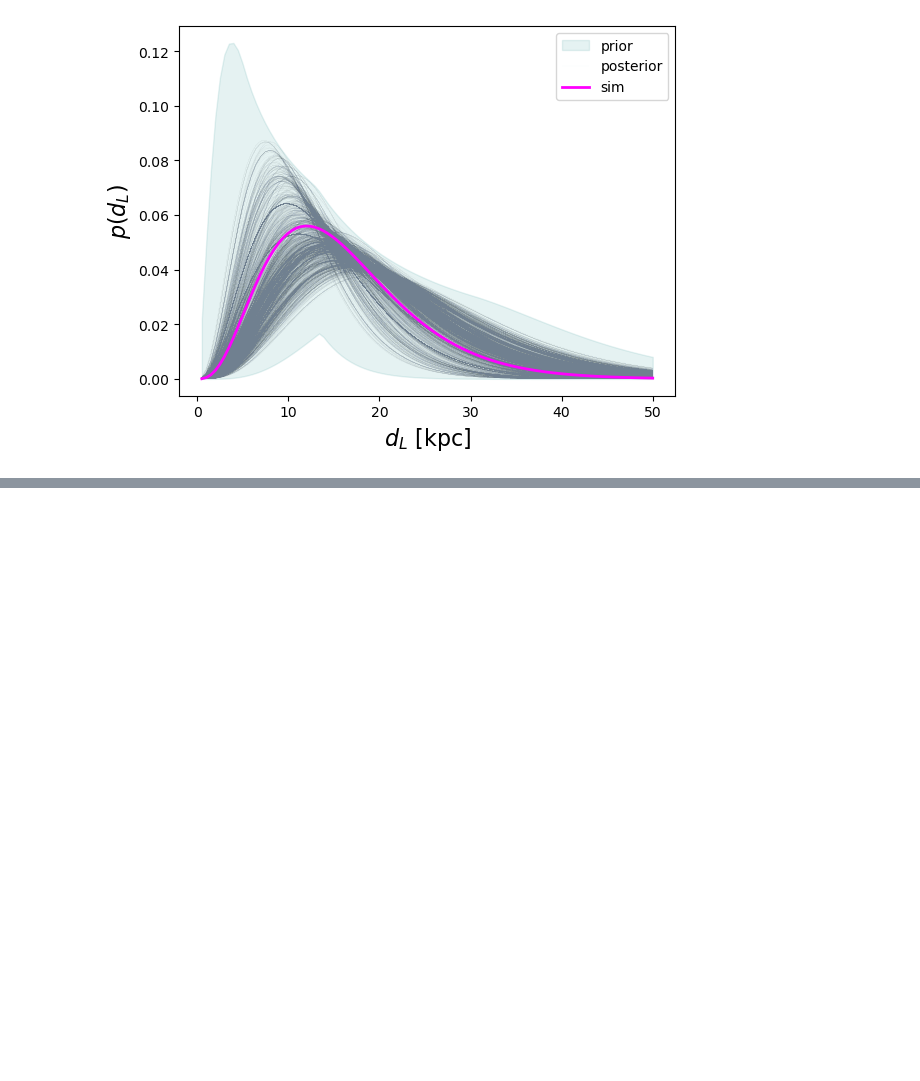
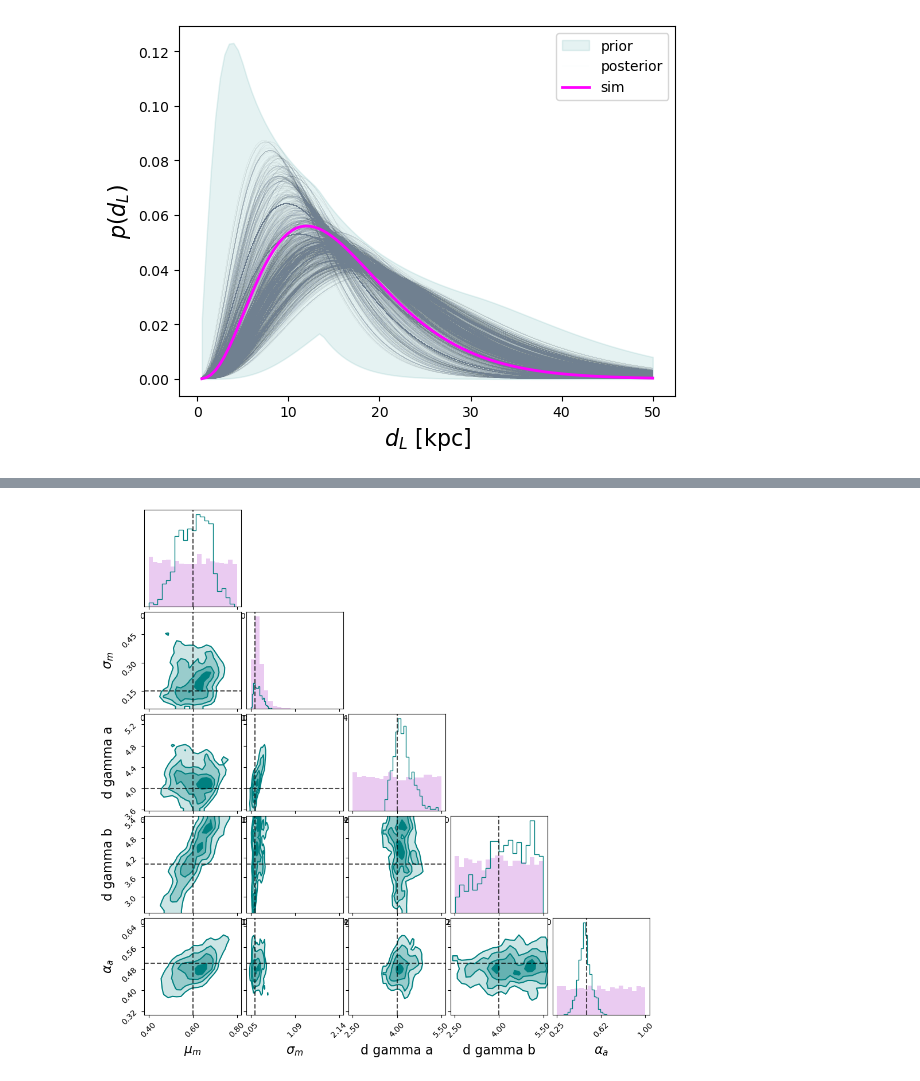
Before and after one commit to criswellalexander/pelargir-gb, a Jupyter notebook: prototype-notebooks/Toy-model-for-toy-model.ipynb, the cells around one changed output, grey strips where cells are left out. Saved outputs shown, nothing was run; the diff lists cells and outputs as text; code cells hidden in the pictures; blank space fills up the shorter version.

```diff
--- a/prototype-notebooks/Toy-model-for-toy-model.ipynb
+++ b/prototype-notebooks/Toy-model-for-toy-model.ipynb
@@ -1702,0 +1771,7 @@ plt.show()
+# %%
+## broadening the priors, and switching the hyperprior for mu_m to uniform instead of normal
+ref_hyperprior_dict = {0:{'dist':st.uniform(loc=0.4,scale=0.4),'range':np.linspace(0.4,0.8,100)},
+                       1:{'dist':st.invgamma(5),'range':np.linspace(0.001,0.8,100)},
+                       2:{'dist':st.uniform(loc=2.5,scale=3),'range':np.linspace(2.5,5.5,100)},
+                       3:{'dist':st.uniform(loc=2.5,scale=3),'range':np.linspace(2.5,5.5,100)},
+                       4:{'dist':st.uniform(0.25,0.75),'range':np.linspace(0.25,0.75,100)}}
@@ -1702,0 +1790,24 @@ plt.show()
+# %%
+Nbins = 20
+plt.rcParams.update({'axes.labelsize':16})
+fig = plt.figure(figsize=(10,10))
+corner(trimmed_samples, bins=Nbins,
+                      plot_datapoints=False, plot_density=True, fill_contours=True, smooth=0.75,
+                       show_titles=False, fig=fig, color='teal',labels=[r'$\mu_m$',r'$\sigma_m$',r'd gamma a',r'd gamma b',r'$\alpha_a$'],density=True)#, labelpad=0.1)
+overplot_lines(fig, truths, ls='--', c='k', alpha=0.7)
+axes = np.array(fig.axes).reshape((ndim, ndim))
+for ii in range(ndim):
+    ax = axes[ii,ii]
+    prior_samps = ref_hyperprior_dict[ii]['dist'].rvs(4200)
+    ax.hist(prior_samps,color='mediumorchid',bins=Nbins,alpha=0.3)
+    ax.axis('auto')
+    for ax2 in axes[ii:,ii]:
+        ax2.sharex(ax)
+    ax3 = axes[ndim-1,ii]
+    ticks = [np.min(prior_samps),(np.max(prior_samps) + np.min(prior_samps))/2,np.max(prior_samps)]
+    labels = ["{:0.2f}".format(tick) for tick in ticks]
+    ax3.set_xticks(ticks,labels)
+plt.savefig('broad_priors_initial_result_with_priors.png',dpi=200)
+plt.show()
+# %% [output]
+[figure, added]
```
Also changed, not shown: parts of 17 cells of this notebook, 9 other files.
